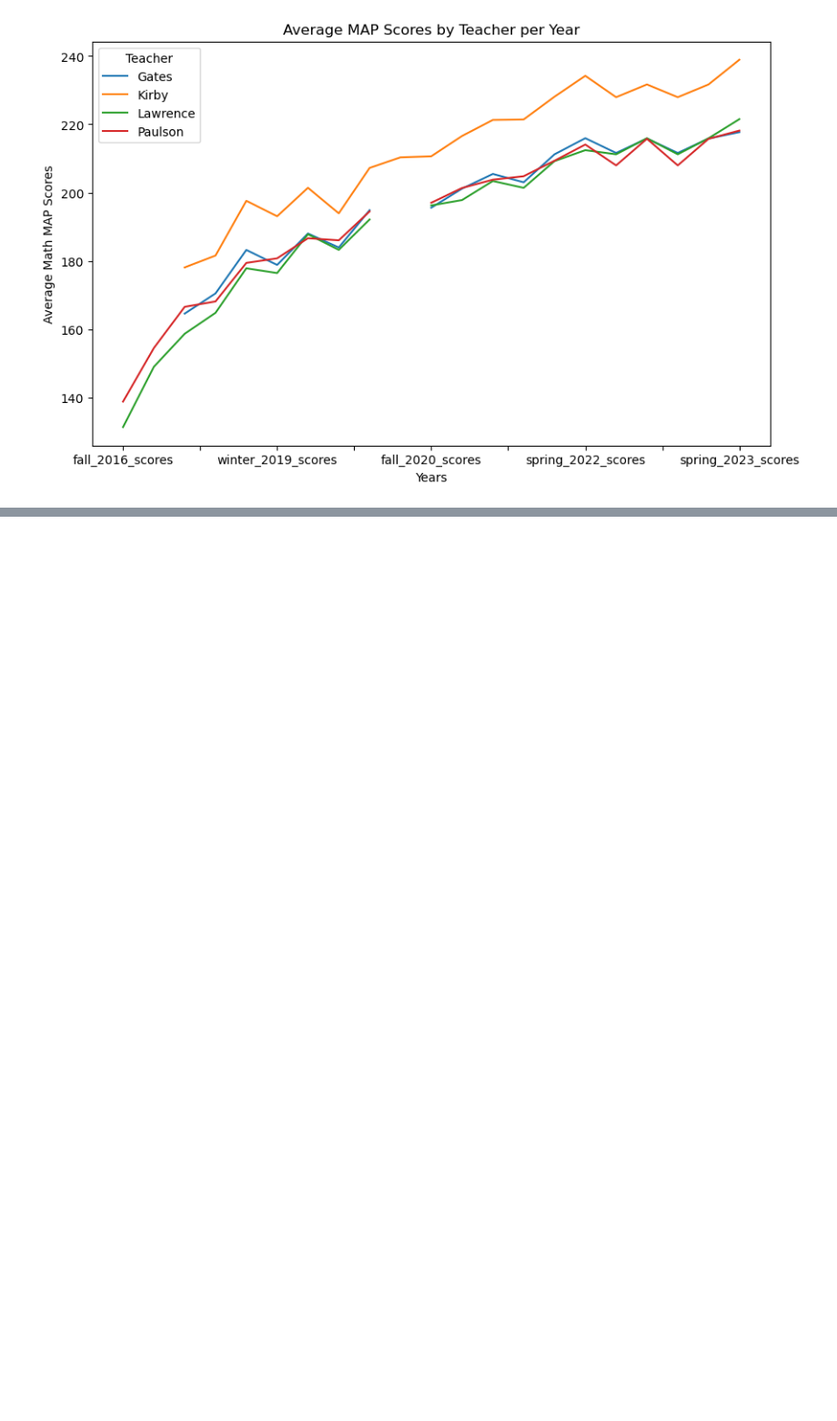
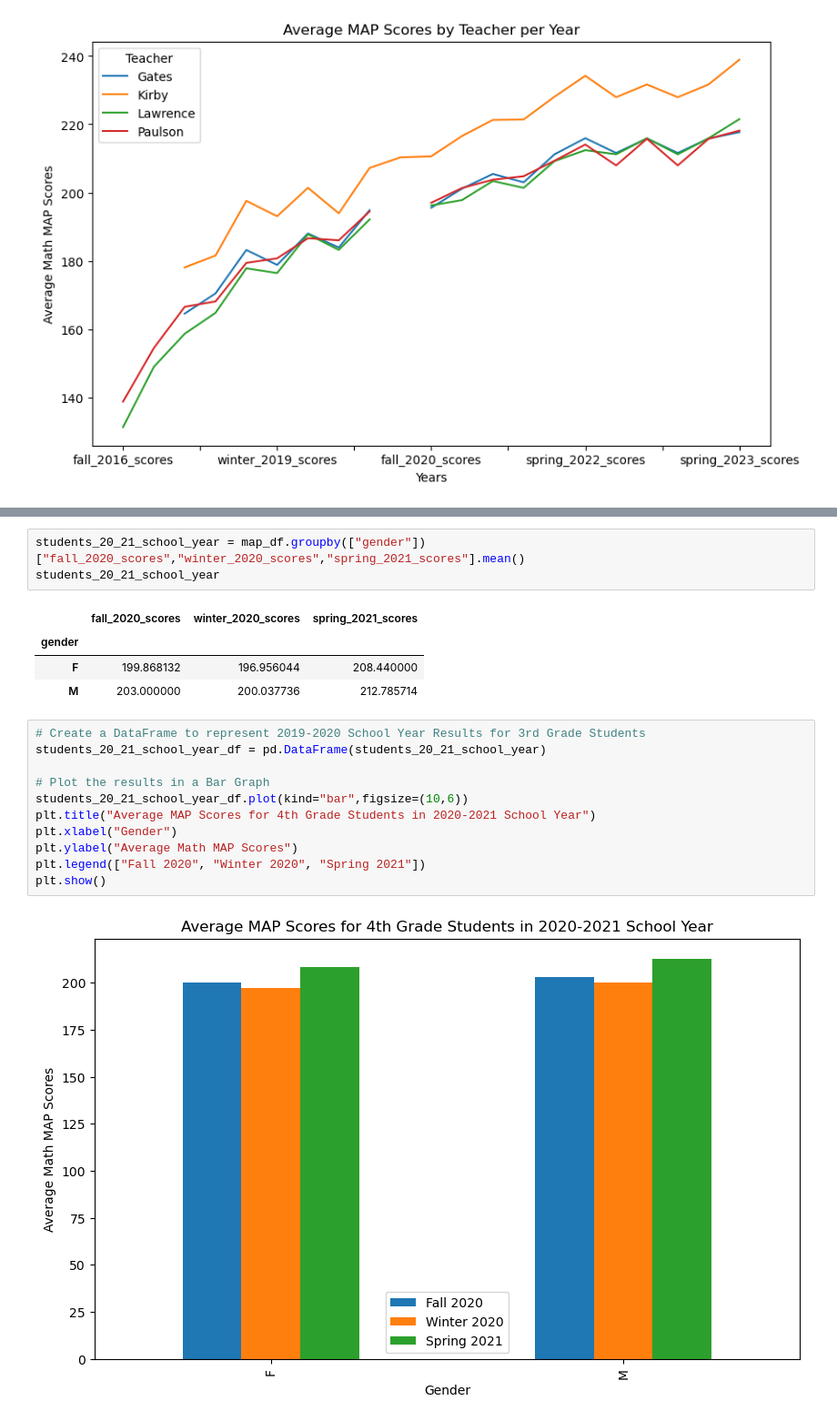
Before and after one commit to ashley-ley/map-data-analysis, a Jupyter notebook: al-map_analysis.ipynb, the cells around one changed output, grey strips where cells are left out. Shown at 91% size. Drawn from its saved outputs; the diff is of its cells as text; blank space fills up the shorter version.

```diff
--- a/al-map_analysis.ipynb
+++ b/al-map_analysis.ipynb
@@ -174,0 +284,21 @@ plt.show()
+# %%
+students_20_21_school_year = map_df.groupby(["gender"])["fall_2020_scores","winter_2020_scores","spring_2021_scores"].mean()
+students_20_21_school_year
+# %% [output]
+|  | fall_2020_scores | winter_2020_scores | spring_2021_scores |
+| gender |  |  |  |
+| F | 199.868132 | 196.956044 | 208.440000 |
+| M | 203.000000 | 200.037736 | 212.785714 |
+# %%
+# Create a DataFrame to represent 2019-2020 School Year Results for 3rd Grade Students
+students_20_21_school_year_df = pd.DataFrame(students_20_21_school_year)
+
+# Plot the results in a Bar Graph
+students_20_21_school_year_df.plot(kind="bar",figsize=(10,6))
+plt.title("Average MAP Scores for 4th Grade Students in 2020-2021 School Year")
+plt.xlabel("Gender")
+plt.ylabel("Average Math MAP Scores")
+plt.legend(["Fall 2020", "Winter 2020", "Spring 2021"])
+plt.show()
+# %% [output]
+[figure, added]
```
Also changed, not shown: parts of 12 cells of this notebook.
